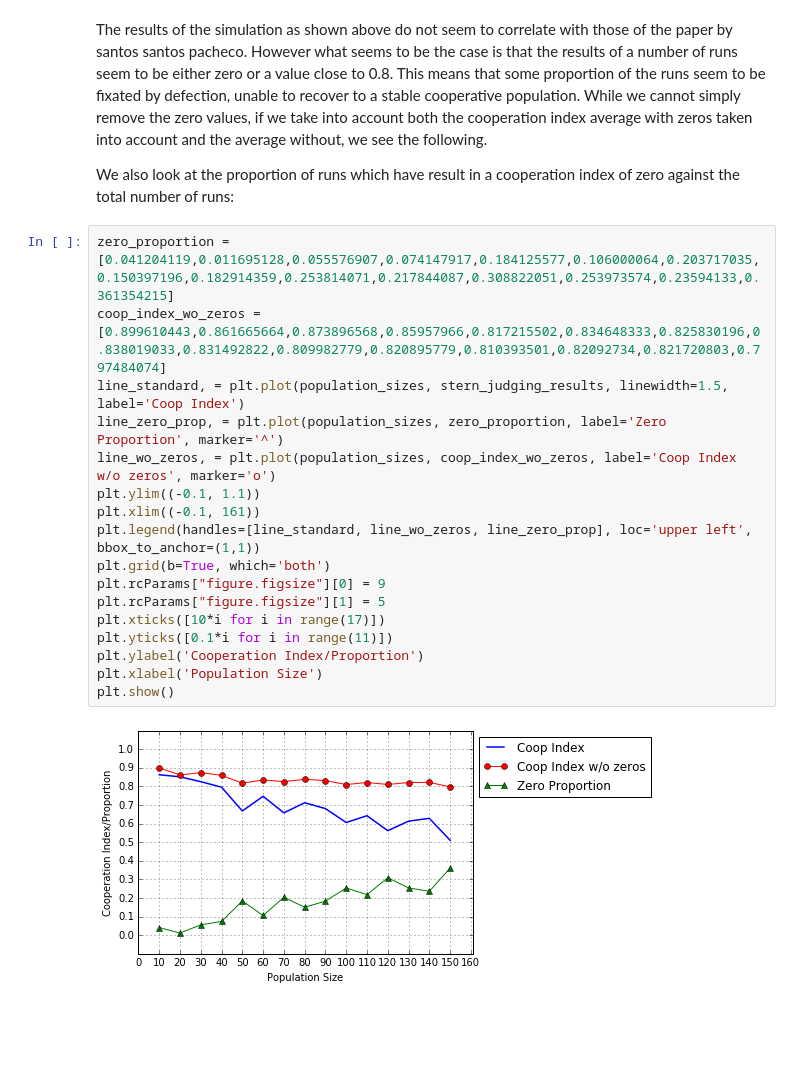
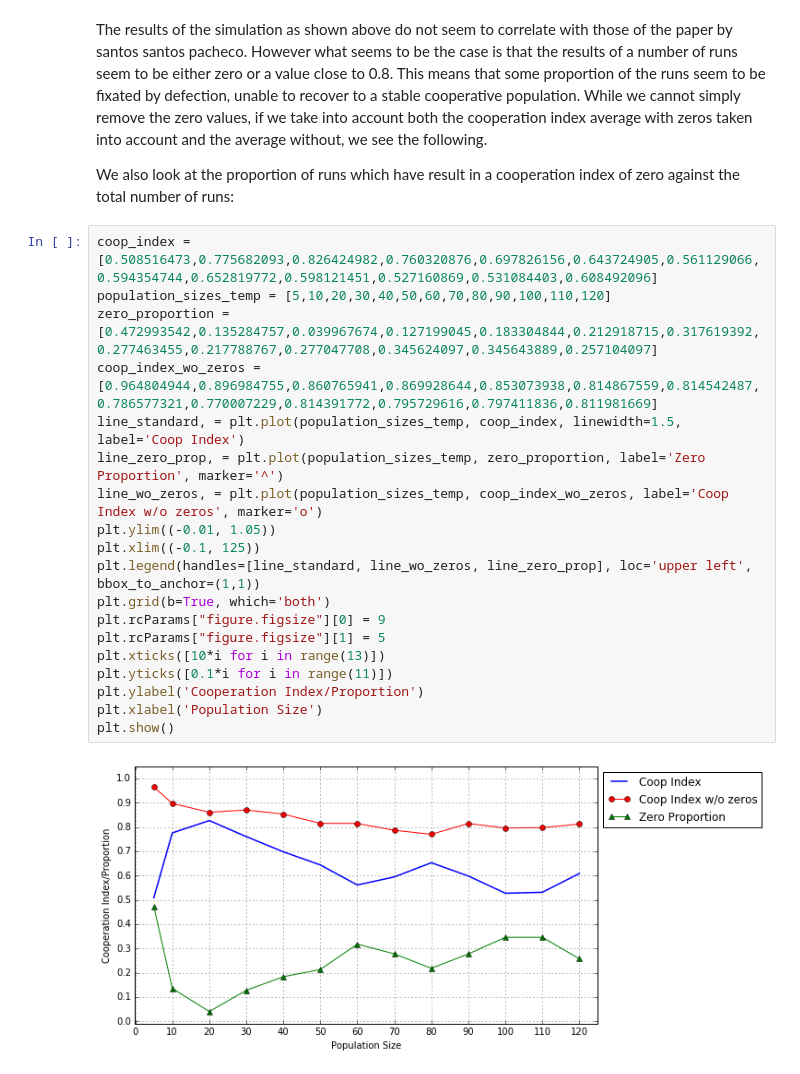
Before and after one commit to konradcybulski/GameTheory1041, a Jupyter notebook: Python_Resources/SimulationResultVerification.ipynb, the cells around one changed output. Drawn from its saved outputs; the diff is of its cells as text; blank space fills up the shorter version.

```diff
--- a/Python_Resources/SimulationResultVerification.ipynb
+++ b/Python_Resources/SimulationResultVerification.ipynb
@@ -90,21 +79,23 @@ The results of the simulation as shown above do not seem to correlate with those
 
 We also look at the proportion of runs which have result in a cooperation index of zero against the total number of runs:
 # %%
-zero_proportion = [0.041204119,0.011695128,0.055576907,0.074147917,0.184125577,0.106000064,0.203717035,0.150397196,0.182914359,0.253814071,0.217844087,0.308822051,0.253973574,0.23594133,0.361354215]
-coop_index_wo_zeros = [0.899610443,0.861665664,0.873896568,0.85957966,0.817215502,0.834648333,0.825830196,0.838019033,0.831492822,0.809982779,0.820895779,0.810393501,0.82092734,0.821720803,0.797484074]
-line_standard, = plt.plot(population_sizes, stern_judging_results, linewidth=1.5, label='Coop Index')
-line_zero_prop, = plt.plot(population_sizes, zero_proportion, label='Zero Proportion', marker='^')
-line_wo_zeros, = plt.plot(population_sizes, coop_index_wo_zeros, label='Coop Index w/o zeros', marker='o')
-plt.ylim((-0.1, 1.1))
-plt.xlim((-0.1, 161))
+coop_index = [0.508516473,0.775682093,0.826424982,0.760320876,0.697826156,0.643724905,0.561129066,0.594354744,0.652819772,0.598121451,0.527160869,0.531084403,0.608492096]
+population_sizes_temp = [5,10,20,30,40,50,60,70,80,90,100,110,120]
+zero_proportion = [0.472993542,0.135284757,0.039967674,0.127199045,0.183304844,0.212918715,0.317619392,0.277463455,0.217788767,0.277047708,0.345624097,0.345643889,0.257104097]
+coop_index_wo_zeros = [0.964804944,0.896984755,0.860765941,0.869928644,0.853073938,0.814867559,0.814542487,0.786577321,0.770007229,0.814391772,0.795729616,0.797411836,0.811981669]
+line_standard, = plt.plot(population_sizes_temp, coop_index, linewidth=1.5, label='Coop Index')
+line_zero_prop, = plt.plot(population_sizes_temp, zero_proportion, label='Zero Proportion', marker='^')
+line_wo_zeros, = plt.plot(population_sizes_temp, coop_index_wo_zeros, label='Coop Index w/o zeros', marker='o')
+plt.ylim((-0.01, 1.05))
+plt.xlim((-0.1, 125))
 plt.legend(handles=[line_standard, line_wo_zeros, line_zero_prop], loc='upper left', bbox_to_anchor=(1,1))
 plt.grid(b=True, which='both')
 plt.rcParams["figure.figsize"][0] = 9
 plt.rcParams["figure.figsize"][1] = 5
-plt.xticks([10*i for i in range(17)])
+plt.xticks([10*i for i in range(13)])
 plt.yticks([0.1*i for i in range(11)])
 plt.ylabel('Cooperation Index/Proportion')
 plt.xlabel('Population Size')
 plt.show()
 # %% [output]
-[figure, old version]
+[figure, new version]
```
Also changed, not shown: parts of 7 cells of this notebook, 1 other file.
